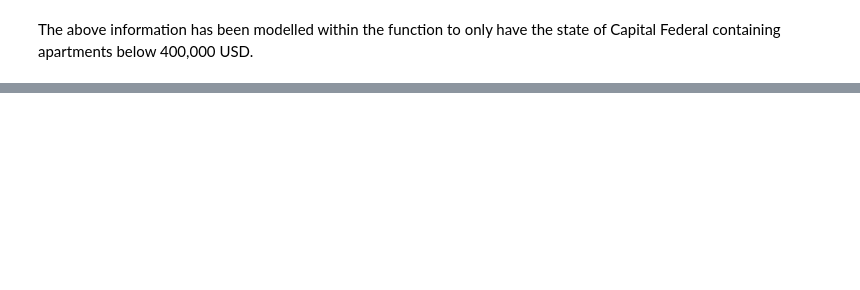
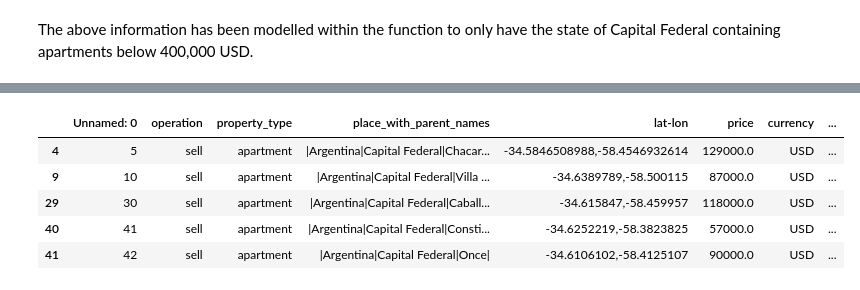
Before and after one commit to kamibrenda/BA_Apartment_LinReg, a Jupyter notebook: Buenos-Aires-Price-Model.ipynb, the cells around one changed output, grey strips where cells are left out. Drawn from its saved outputs; the diff is of its cells as text; code cells hidden in the pictures; blank space fills up the shorter version.

```diff
--- a/Buenos-Aires-Price-Model.ipynb
+++ b/Buenos-Aires-Price-Model.ipynb
@@ -52,0 +77,12 @@ The above information has been modelled within the function to only have the sta
+# %%
+#Creating a copy of the dataframe for manipulation
+dfcopy = df.copy()
+# %%
+dfcopy.head()
+# %% [output]
+|  | Unnamed: 0 | operation | property_type | place_with_parent_names | lat-lon | price | currency | ... |
+| 4 | 5 | sell | apartment | |Argentina|Capital Federal|Chacar... | -34.5846508988,-58.4546932614 | 129000.0 | USD | ... |
+| 9 | 10 | sell | apartment | |Argentina|Capital Federal|Villa ... | -34.6389789,-58.500115 | 87000.0 | USD | ... |
+| 29 | 30 | sell | apartment | |Argentina|Capital Federal|Caball... | -34.615847,-58.459957 | 118000.0 | USD | ... |
+| 40 | 41 | sell | apartment | |Argentina|Capital Federal|Consti... | -34.6252219,-58.3823825 | 57000.0 | USD | ... |
+| 41 | 42 | sell | apartment | |Argentina|Capital Federal|Once| | -34.6106102,-58.4125107 | 90000.0 | USD | ... |
```
Also changed, not shown: parts of 5 cells of this notebook.
